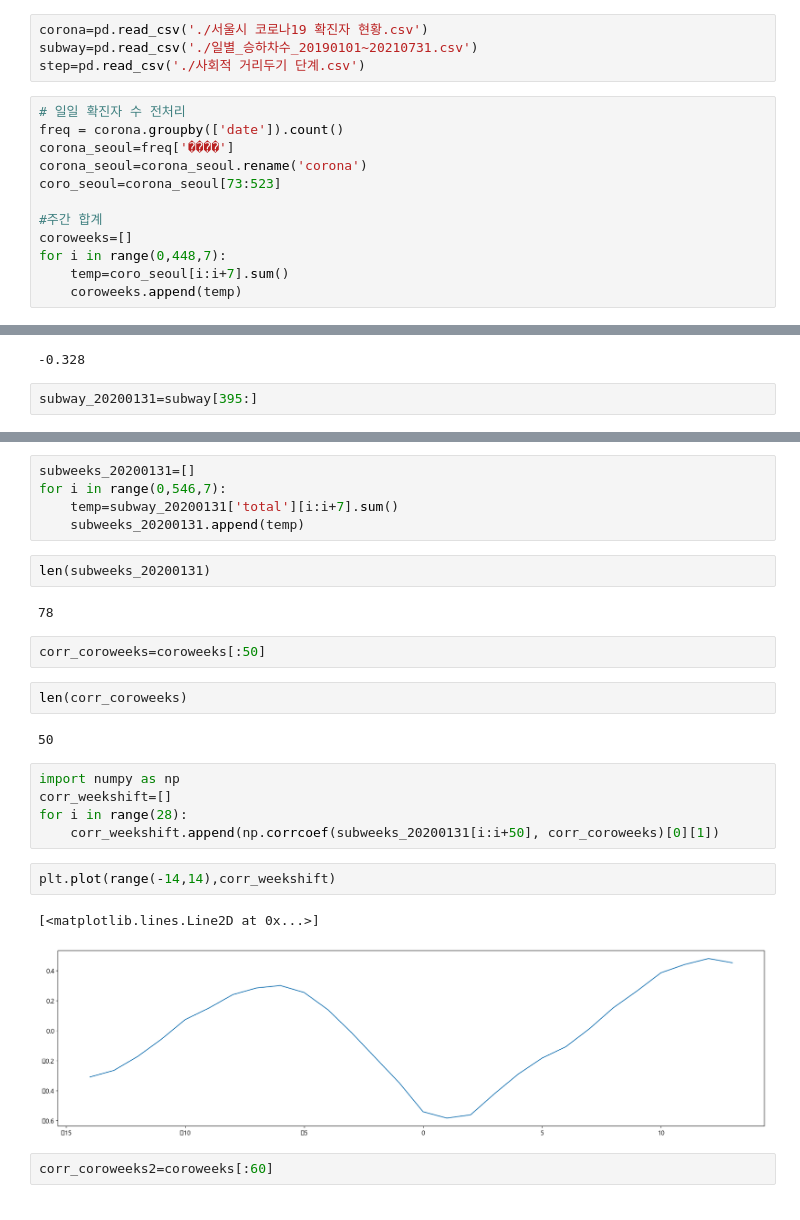
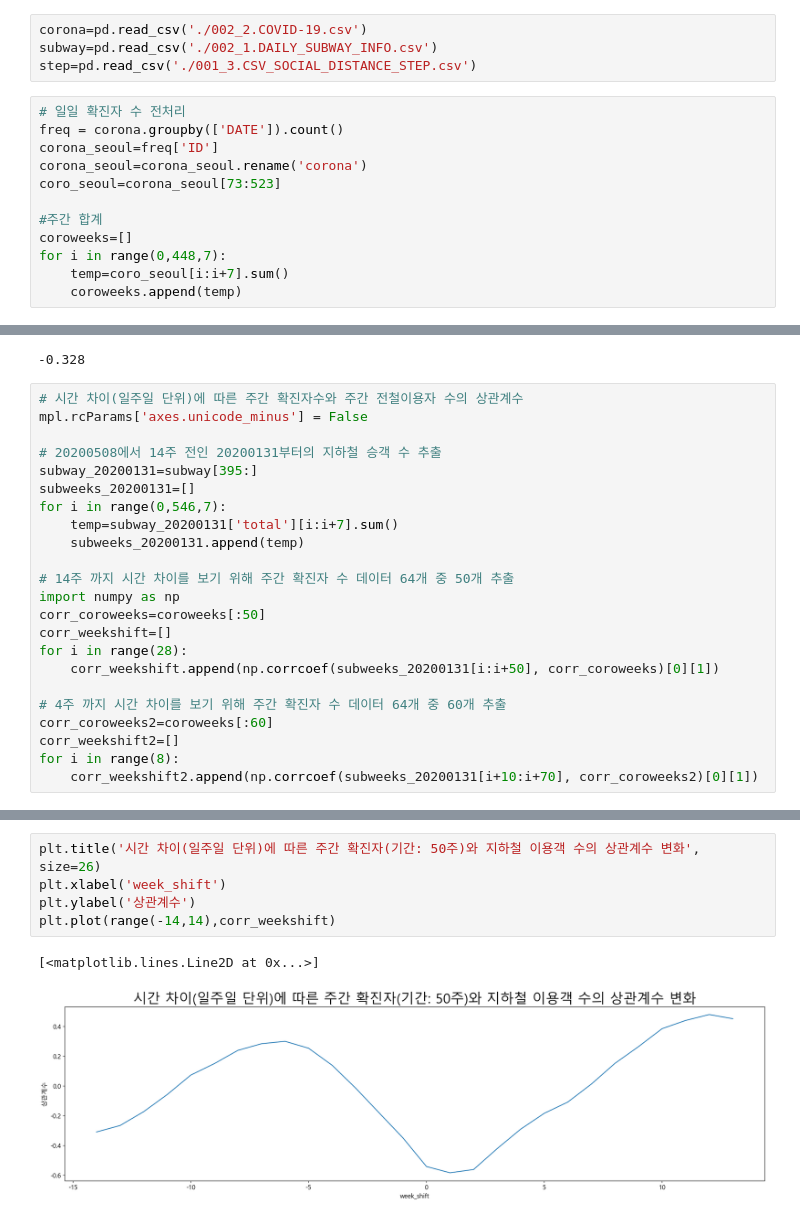
Before and after one commit to seosztt/Visualization_project, a Jupyter notebook: 주간 추이.ipynb, the cells around one changed output, grey strips where cells are left out. Drawn from its saved outputs; the diff is of its cells as text.

```diff
--- a/주간 추이.ipynb
+++ b/주간 추이.ipynb
@@ -3,13 +3,13 @@ import pandas as pd
 import matplotlib as mpl
 import matplotlib.pyplot as plt
 # %%
-corona=pd.read_csv('./서울시 코로나19 확진자 현황.csv')
-subway=pd.read_csv('./일별_승하차수_20190101~20210731.csv')
-step=pd.read_csv('./사회적 거리두기 단계.csv')
+corona=pd.read_csv('./002_2.COVID-19.csv')
+subway=pd.read_csv('./002_1.DAILY_SUBWAY_INFO.csv')
+step=pd.read_csv('./001_3.CSV_SOCIAL_DISTANCE_STEP.csv')
 # %%
 # 일일 확진자 수 전처리
-freq = corona.groupby(['date']).count()
-corona_seoul=freq['����']
+freq = corona.groupby(['DATE']).count()
+corona_seoul=freq['ID']
 corona_seoul=corona_seoul.rename('corona')
 coro_seoul=corona_seoul[73:523]
 
@@ -134,4 +135,25 @@ round(corr_cs['coroweeks'][1],3)
 # %% [output]
 -0.328
 # %%
+# 시간 차이(일주일 단위)에 따른 주간 확진자수와 주간 전철이용자 수의 상관계수
+mpl.rcParams['axes.unicode_minus'] = False
+
+# 20200508에서 14주 전인 20200131부터의 지하철 승객 수 추출
 subway_20200131=subway[395:]
+subweeks_20200131=[]
+for i in range(0,546,7):
+    temp=subway_20200131['total'][i:i+7].sum()
+    subweeks_20200131.append(temp)
+
+# 14주 까지 시간 차이를 보기 위해 주간 확진자 수 데이터 64개 중 50개 추출
+import numpy as np
+corr_coroweeks=coroweeks[:50]
+corr_weekshift=[]
+for i in range(28):
+    corr_weekshift.append(np.corrcoef(subweeks_20200131[i:i+50], corr_coroweeks)[0][1])
+
+# 4주 까지 시간 차이를 보기 위해 주간 확진자 수 데이터 64개 중 60개 추출
+corr_coroweeks2=coroweeks[:60]
+corr_weekshift2=[]
+for i in range(8):
+    corr_weekshift2.append(np.corrcoef(subweeks_20200131[i+10:i+70], corr_coroweeks2)[0][1])
@@ -174,27 +160,8 @@ subway_20200131
-# %%
-subweeks_20200131=[]
-for i in range(0,546,7):
-    temp=subway_20200131['total'][i:i+7].sum()
-    subweeks_20200131.append(temp)
-# %%
-len(subweeks_20200131)
-# %% [output]
-78
-# %%
-corr_coroweeks=coroweeks[:50]
-# %%
-len(corr_coroweeks)
-# %% [output]
-50
-# %%
-import numpy as np
-corr_weekshift=[]
-for i in range(28):
-    corr_weekshift.append(np.corrcoef(subweeks_20200131[i:i+50], corr_coroweeks)[0][1])
 # %%
+plt.title('시간 차이(일주일 단위)에 따른 주간 확진자(기간: 50주)와 지하철 이용객 수의 상관계수 변화', size=26)
+plt.xlabel('week_shift')
+plt.ylabel('상관계수')
 plt.plot(range(-14,14),corr_weekshift)
 # %% [output]
 [<matplotlib.lines.Line2D at 0x...>]
-[figure, old version]
+[figure, new version]
-# %%
-corr_coroweeks2=coroweeks[:60]
```
Also changed, not shown: parts of 9 cells of this notebook, 47 other files.
